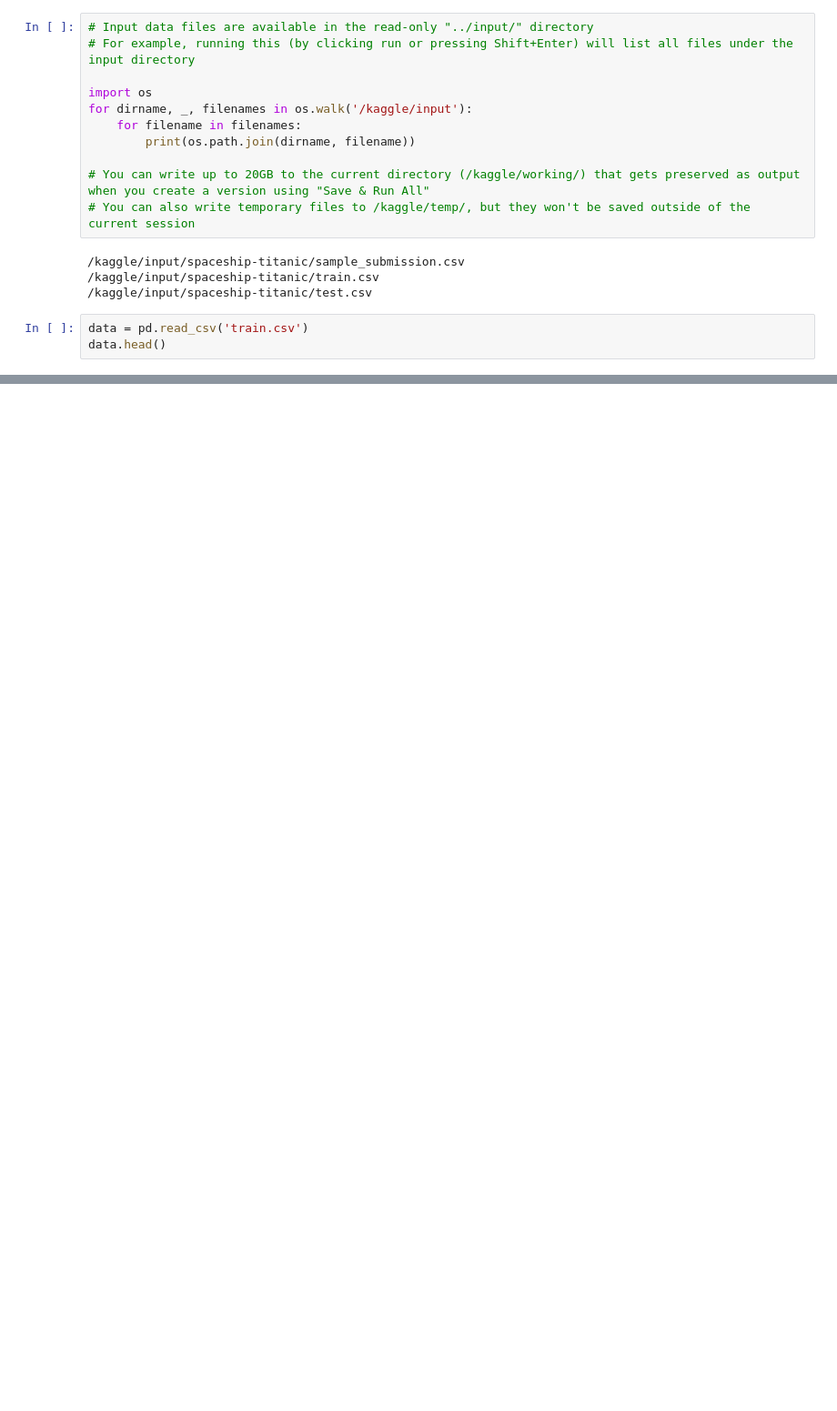
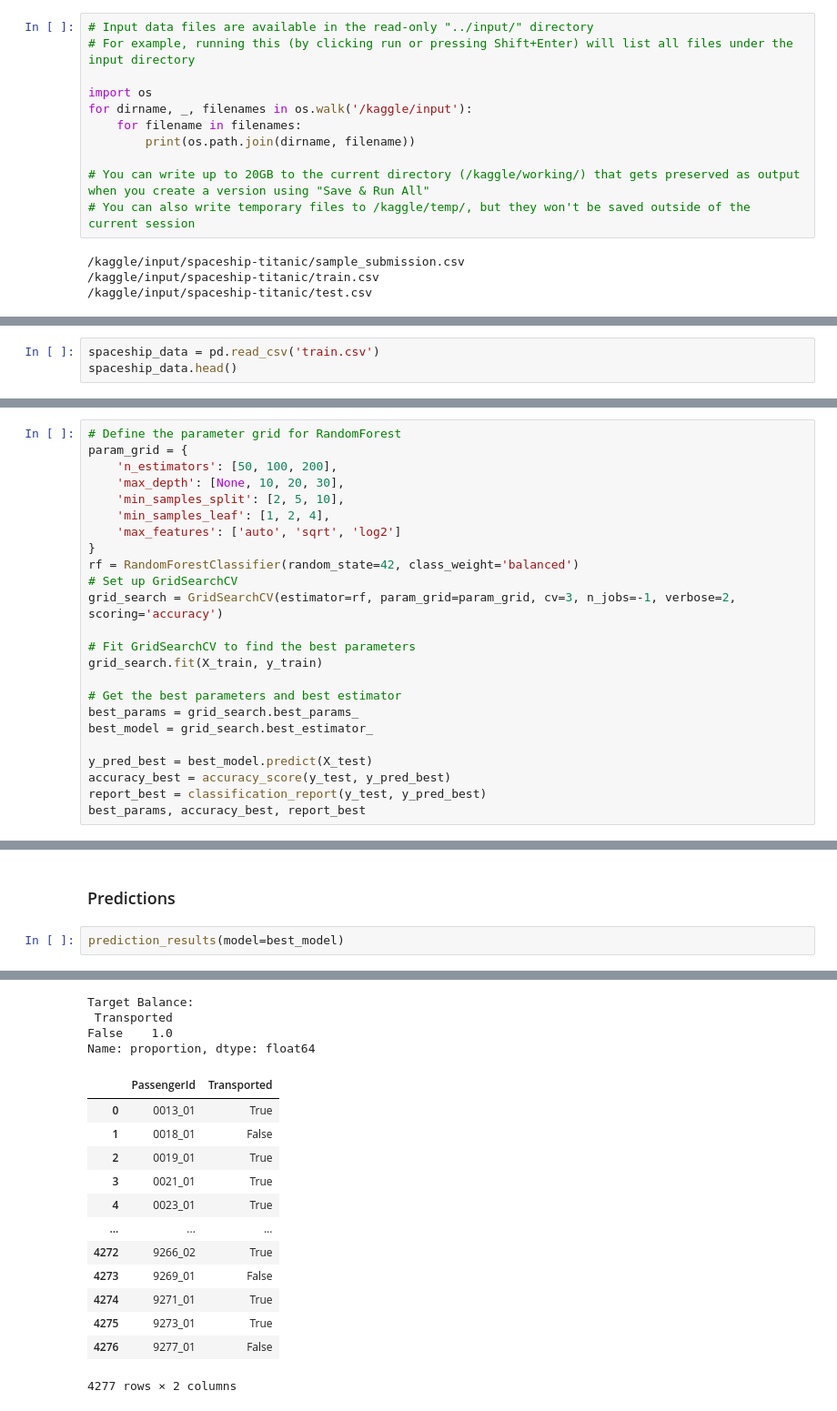
Before and after one commit to shamisolchikamhi/Data-Crusade, a Jupyter notebook: Titanic Spaceship/titan-spaceship.ipynb, the cells around one changed output, grey strips where cells are left out. Shown: that part at 91% size. Saved outputs shown, nothing was run; the diff lists cells and outputs as text; blank space fills up the shorter version.

```diff
--- a/Titanic Spaceship/titan-spaceship.ipynb
+++ b/Titanic Spaceship/titan-spaceship.ipynb
@@ -16,6 +23,3 @@ for dirname, _, filenames in os.walk('/kaggle/input'):
 /kaggle/input/spaceship-titanic/sample_submission.csv
 /kaggle/input/spaceship-titanic/train.csv
 /kaggle/input/spaceship-titanic/test.csv
-# %%
-data = pd.read_csv('train.csv')
-data.head()
@@ -61,0 +26,3 @@ data_types, numerical_summary, unique_counts, missing_values
+# %%
+spaceship_data = pd.read_csv('train.csv')
+spaceship_data.head()
@@ -61,0 +184,24 @@ data_types, numerical_summary, unique_counts, missing_values
+# %%
+# Define the parameter grid for RandomForest
+param_grid = {
+    'n_estimators': [50, 100, 200],
+    'max_depth': [None, 10, 20, 30],
+    'min_samples_split': [2, 5, 10],
+    'min_samples_leaf': [1, 2, 4],
+    'max_features': ['auto', 'sqrt', 'log2']
+}
+rf = RandomForestClassifier(random_state=42, class_weight='balanced')
+# Set up GridSearchCV
+grid_search = GridSearchCV(estimator=rf, param_grid=param_grid, cv=3, n_jobs=-1, verbose=2, scoring='accuracy')
+
+# Fit GridSearchCV to find the best parameters
+grid_search.fit(X_train, y_train)
+
+# Get the best parameters and best estimator
+best_params = grid_search.best_params_
+best_model = grid_search.best_estimator_
+
+y_pred_best = best_model.predict(X_test)
+accuracy_best = accuracy_score(y_test, y_pred_best)
+report_best = classification_report(y_test, y_pred_best)
+best_params, accuracy_best, report_best
@@ -61,0 +234,5 @@ data_types, numerical_summary, unique_counts, missing_values
+# %% [markdown]
+### Predictions
+# %%
+prediction_results(model=best_model)
+# %% [output]
@@ -61,0 +256,17 @@ data_types, numerical_summary, unique_counts, missing_values
+Target Balance:
+ Transported
+False    1.0
+Name: proportion, dtype: float64
+|  | PassengerId | Transported |
+| 0 | 0013_01 | True |
+| 1 | 0018_01 | False |
+| 2 | 0019_01 | True |
+| 3 | 0021_01 | True |
+| 4 | 0023_01 | True |
+| ... | ... | ... |
+| 4272 | 9266_02 | True |
+| 4273 | 9269_01 | False |
+| 4274 | 9271_01 | True |
+| 4275 | 9273_01 | True |
+| 4276 | 9277_01 | False |
+4277 rows × 2 columns
```
Also changed, not shown: parts of 17 cells of this notebook, 1 other file.
